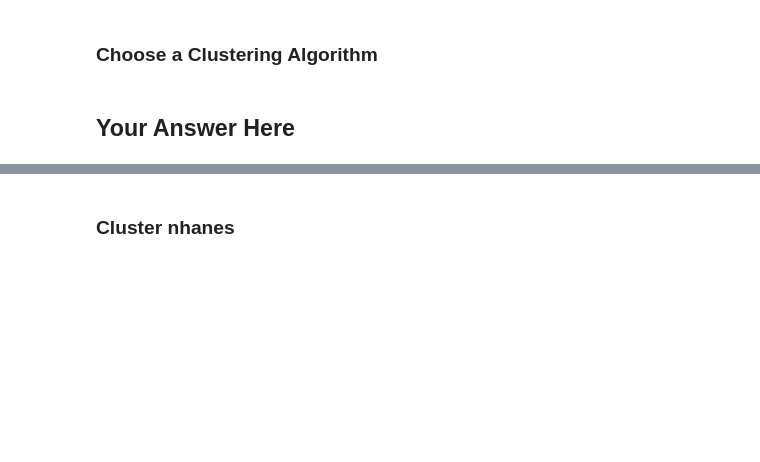
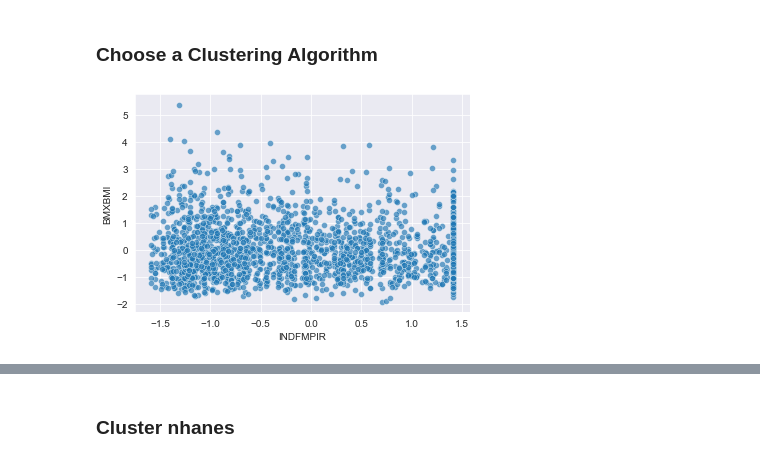
Before and after one commit to vqsierra/CSS_Project4_Team7_Fall2021, a Jupyter notebook: Project 4.ipynb, the cells around one changed output, grey strips where cells are left out. Cells and saved outputs as stored; diff of their text form; code cells hidden in the pictures; blank space fills up the shorter version.

```diff
--- a/Project 4.ipynb
+++ b/Project 4.ipynb
@@ -174,5 +174,10 @@ plt.show()
 - Retrain the clustering algorithm, but this time use your PCA results instead of the original dataframe. Plot the clusters on top of the 2D PCA scatterplot from the previous step. Describe your results in 1-2 sentences.
 # %% [markdown]
 ### Choose a Clustering Algorithm
-# %% [markdown]
-## Your Answer Here
+# %%
+# exploratory visualization
+
+# visualize data distribution for BMI by income-poverty ratio
+ax = sns.scatterplot(data=nhanes_scaled, x="INDFMPIR", y="BMXBMI", palette="tab10", alpha=0.65)
+# %% [output]
+[figure, added]
```
Also changed, not shown: parts of 22 cells of this notebook.
